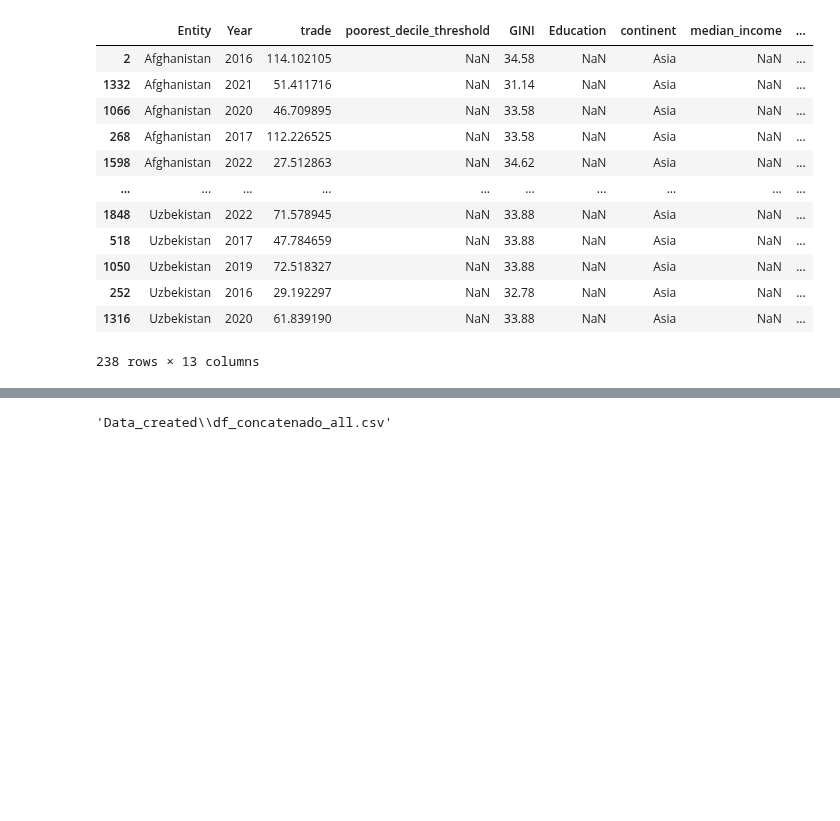
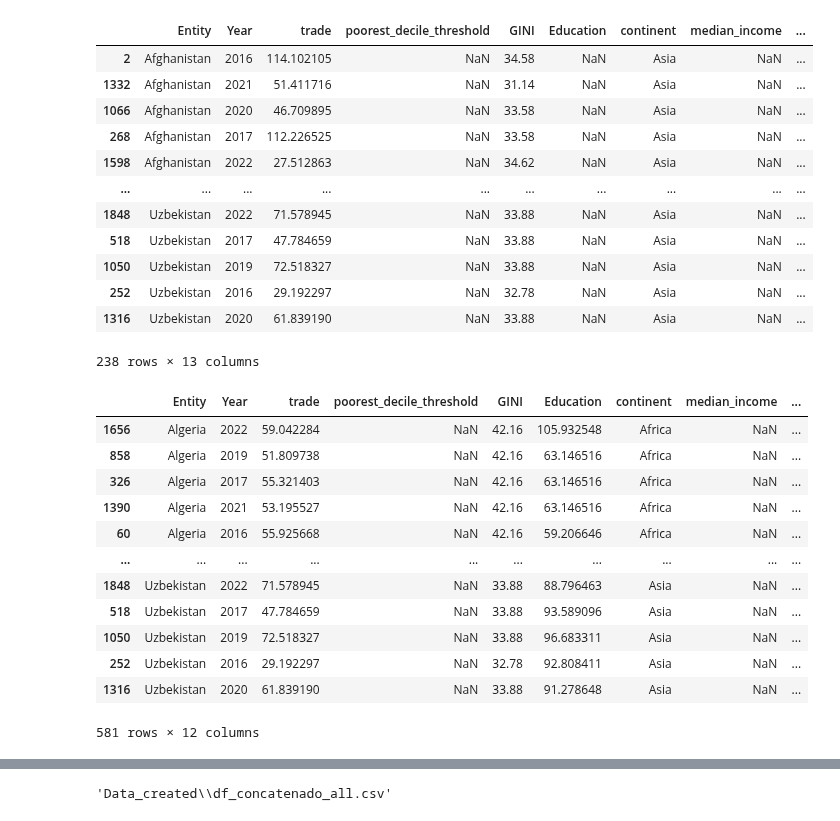
Before and after one commit to fernandolalanne/Practice-Project-Digital-Lab, a Jupyter notebook: projects4.ipynb, the cells around one changed output, grey strips where cells are left out. Saved outputs shown, nothing was run; the diff lists cells and outputs as text; code cells hidden in the pictures; blank space fills up the shorter version.

```diff
--- a/projects4.ipynb
+++ b/projects4.ipynb
@@ -445,6 +445,30 @@ dfasafr = df_as_afr.drop(columns='Education')
 df_as_afr = dfasafr.rename(columns={'School enrollment':'Education'})
 # %%
 df_as_afr = df_as_afr[['Entity','Year','trade', 'poorest_decile_threshold', 'GINI', 'Education', 'continent', 'median_income',	'GDP',	'richest_decile_threshold','Inflation', 'Unemployment Rate']]
+
+from sklearn.preprocessing import MinMaxScaler
+
+# Créez un objet MinMaxScaler
+scaler = MinMaxScaler()
+
+# Appliquez la mise à l'échelle sur la colonne spécifiée
+df_as_afr['GDP'] = scaler.fit_transform(df_as_afr[['GDP']])
+
+df_as_afr
+# %% [output]
+|  | Entity | Year | trade | poorest_decile_threshold | GINI | Education | continent | median_income | ... |
+| 1656 | Algeria | 2022 | 59.042284 | NaN | 42.16 | 105.932548 | Africa | NaN | ... |
+| 858 | Algeria | 2019 | 51.809738 | NaN | 42.16 | 63.146516 | Africa | NaN | ... |
+| 326 | Algeria | 2017 | 55.321403 | NaN | 42.16 | 63.146516 | Africa | NaN | ... |
+| 1390 | Algeria | 2021 | 53.195527 | NaN | 42.16 | 63.146516 | Africa | NaN | ... |
+| 60 | Algeria | 2016 | 55.925668 | NaN | 42.16 | 59.206646 | Africa | NaN | ... |
+| ... | ... | ... | ... | ... | ... | ... | ... | ... | ... |
+| 1848 | Uzbekistan | 2022 | 71.578945 | NaN | 33.88 | 88.796463 | Asia | NaN | ... |
+| 518 | Uzbekistan | 2017 | 47.784659 | NaN | 33.88 | 93.589096 | Asia | NaN | ... |
+| 1050 | Uzbekistan | 2019 | 72.518327 | NaN | 33.88 | 96.683311 | Asia | NaN | ... |
+| 252 | Uzbekistan | 2016 | 29.192297 | NaN | 32.78 | 92.808411 | Asia | NaN | ... |
+| 1316 | Uzbekistan | 2020 | 61.839190 | NaN | 33.88 | 91.278648 | Asia | NaN | ... |
+581 rows × 12 columns
 # %%
 df_concatenado = pd.read_csv('Data/df_concatenado.csv')
 df_concatenado_all = pd.concat([df_concatenado, df_as_afr])
```
